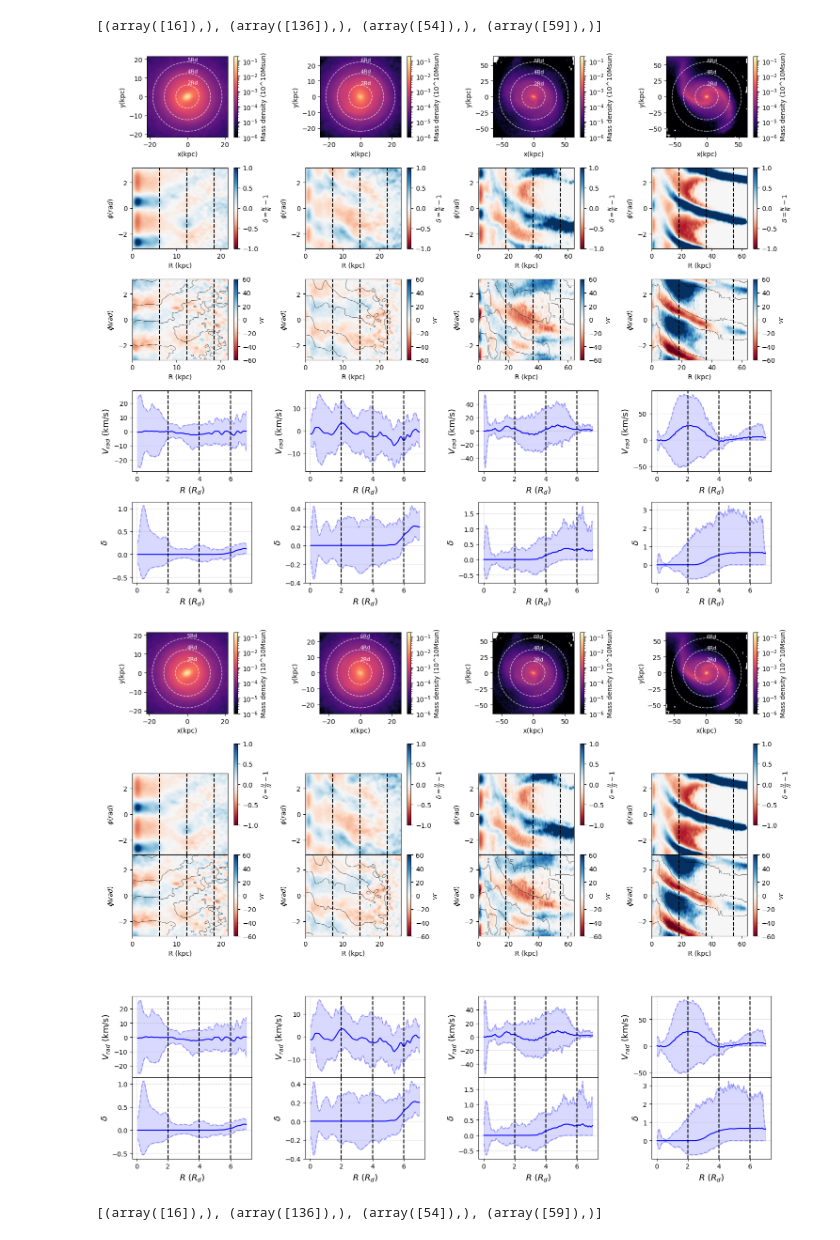
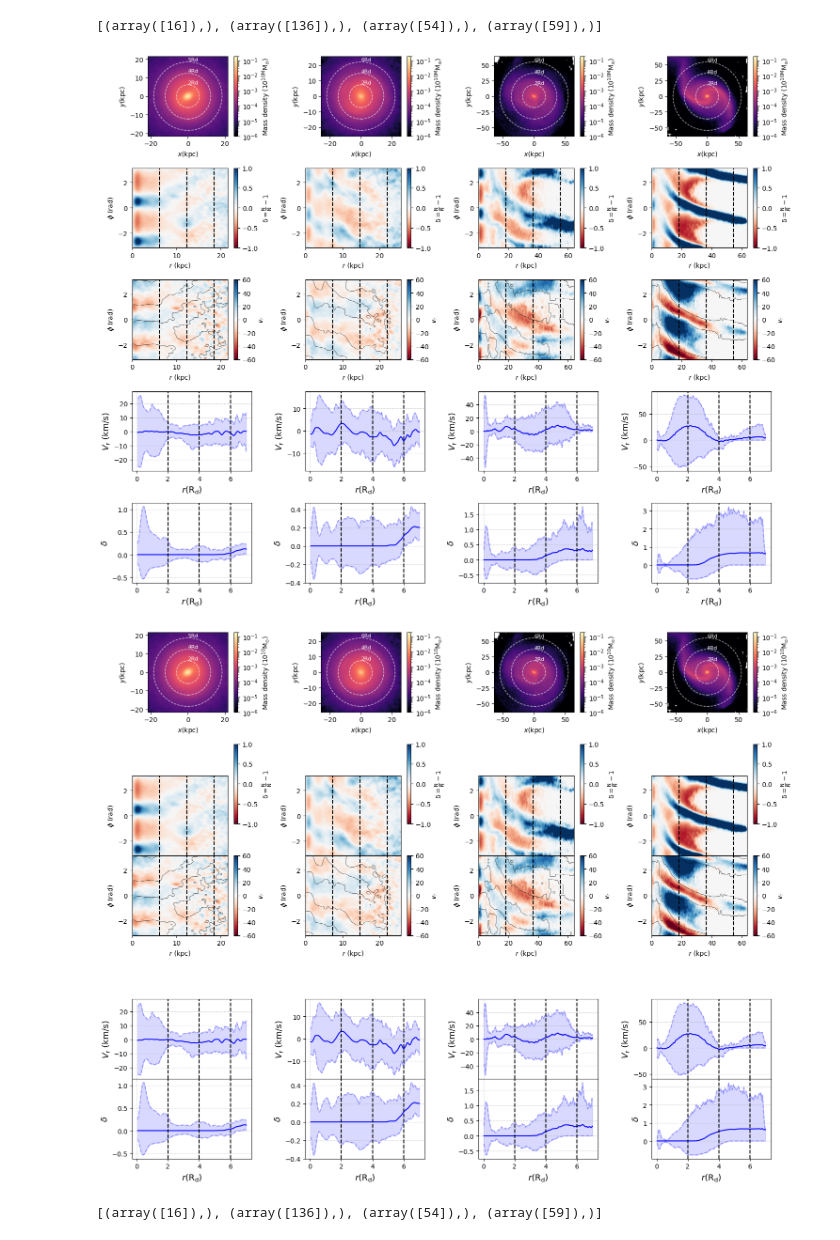
Before and after one commit to Alverd02/Kinematic-Signatures-of-Bars-and-Spirals-in-TNG50-Galaxies, a Jupyter notebook: Multiple galaxies.ipynb, the cells around one changed output. Saved outputs shown, nothing was run; the diff lists cells and outputs as text; code cells hidden in the pictures.

```diff
--- a/Multiple galaxies.ipynb
+++ b/Multiple galaxies.ipynb
@@ -538,8 +538,8 @@ def plot_vr_profile(ax,x,y,vx,vy,Rd):
     ax.axvline(4, color='black', linestyle='--')
     ax.axvline(6, color='black', linestyle='--')
 
-    ax.set_ylabel("$V_{rad}$ (km/s)", fontsize=13)
-    ax.set_xlabel("$R$ ($R_d$)", fontsize=13)
+    ax.set_ylabel(r"$V_{\rm{r}}$ (km/s)", fontsize=13)
+    ax.set_xlabel(r"$r\rm{(R_d)}$", fontsize=13)
 
     ax.grid(True, ls='--', alpha=0.5)
 # %%
@@ -580,8 +580,8 @@ def plot_delta_profile(ax,x,y,vx,vy,Rd):
     ax.axvline(4, color='black', linestyle='--')
     ax.axvline(6, color='black', linestyle='--')
 
-    ax.set_ylabel("$\delta$", fontsize=13)
-    ax.set_xlabel("$R$ ($R_d$)", fontsize=13)
+    ax.set_ylabel(r"$\delta$", fontsize=13)
+    ax.set_xlabel(r"$r \rm{(R_d)}$", fontsize=13)
     ax.grid(True, ls='--', alpha=0.5)
 # %%
 def plot_histogram(ax,x,y,vx,vy,Rd):
@@ -641,8 +641,8 @@ def plot_contrast(ax,x,y,Rd):
     contrast_smoothed = gaussian_filter(contrast, sigma=1.5)
 
 
-    ax.set_xlabel("R (kpc)")
-    ax.set_ylabel(r"$\phi (rad)$")
+    ax.set_xlabel(r"$r$ (kpc)")
+    ax.set_ylabel(r"$\phi$ (rad)")
     ax.axvline(2*Rd, color='black', linestyle='--')
     ax.axvline(4*Rd, color='black', linestyle='--')
     ax.axvline(6*Rd, color='black', linestyle='--')
@@ -689,8 +689,8 @@ def plot_contour(ax,x,y,Rd):
     vr_smoothed = gaussian_filter(Vrad_map, sigma=1.5)
 
 
-    ax.set_xlabel("R (kpc)")
-    ax.set_ylabel(r"$\phi (rad)$")
+    ax.set_xlabel(r"$r$ (kpc)")
+    ax.set_ylabel(r"$\phi$ (rad)")
     ax.axvline(2*Rd, color='black', linestyle='--')
     ax.axvline(4*Rd, color='black', linestyle='--')
     ax.axvline(6*Rd, color='black', linestyle='--')
@@ -1184,31 +1185,30 @@ print(bar_index)
 # %%
 fig, axes = plt.subplots(5, 4, figsize=(15, 12))
 axes_flat = axes.flatten()
 
 for i in range(len(barred_examples)):
     m,x,y,vx,vy = data_20max(barred_examples[i],z_ref,t_ref)
 
     Rd = get_Rd(bar_index[i],x,y)
 
 
 
     im1 = plot_mass(x,y,m,axes_flat[i],Rd)
     im3 = plot_contrast(axes_flat[i+4],x,y,Rd)
     im5 = plot_contour(axes_flat[i+8],x,y,Rd)
     plot_vr_profile(axes_flat[i+12],x,y,vx,vy,Rd)
     plot_delta_profile(axes_flat[i+16],x,y,vx,vy,Rd)
 
 
-    fig.colorbar(im1, ax=axes_flat[i], label='Mass density (10^10Msun)')
-    fig.colorbar(im3, ax=axes_flat[i+4], label=r'$\delta = \frac{N}{\bar{N}}-1$')
-    fig.colorbar(im5, ax=axes_flat[i+8], label=r'$vr$')
+    fig.colorbar(im1, ax=axes_flat[i], label=r'Mass density $(\rm{10^{10M}M_{\odot}})$')
+    fig.colorbar(im3, ax=axes_flat[i+4], label=r'$\rm{\delta = \frac{N}{\bar{N}}-1}$')
+    fig.colorbar(im5, ax=axes_flat[i+8], label=r'$v_{\rm{r}}$')
 
 plt.tight_layout()
 plt.savefig("barred_examples.png", dpi=300, bbox_inches='tight')
 # %% [output]
-[figure, old version]
+[figure, new version]
 # %%
-
 fig, axes = plt.subplots(5, 4, figsize=(15, 12))
 axes_flat = axes.flatten()
 
@@ -1226,9 +1226,9 @@ for i in range(len(barred_examples)):
     axes_flat[i+4].tick_params(labelbottom=False)
     axes_flat[i+12].tick_params(labelbottom=False)
 
-    fig.colorbar(im1, ax=axes_flat[i], label='Mass density (10^10Msun)')
-    fig.colorbar(im3, ax=axes_flat[i+4], label=r'$\delta = \frac{N}{\bar{N}}-1$')
-    fig.colorbar(im5, ax=axes_flat[i+8], label=r'$vr$')
+    fig.colorbar(im1, ax=axes_flat[i], label=r'Mass density $(\rm{10^{10}M_{\odot}})$')
+    fig.colorbar(im3, ax=axes_flat[i+4], label=r'$\rm{\delta = \frac{N}{\bar{N}}-1}$')
+    fig.colorbar(im5, ax=axes_flat[i+8], label=r'$v_{\rm{r}}$')
 
 
 plt.tight_layout()
@@ -1250,7 +1250,7 @@ for col in range(4):
 plt.savefig("barred_examples.png", dpi=300, bbox_inches='tight')
 plt.show()
 # %% [output]
-[figure, old version]
+[figure, new version]
 # %%
 nobarred_examples = [167395.0,432106.0,479938.0,501725.0]
 nobar_index = get_index(mass_cuts_id, nobarred_examples)
```
Also changed, not shown: parts of 8 cells of this notebook, 40 other files.
